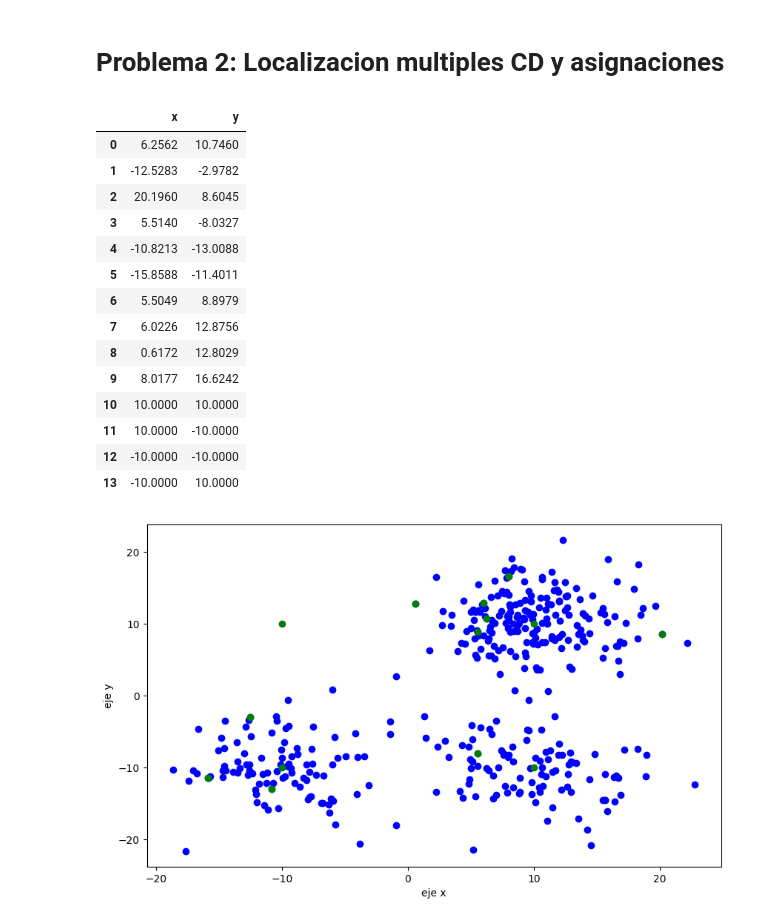
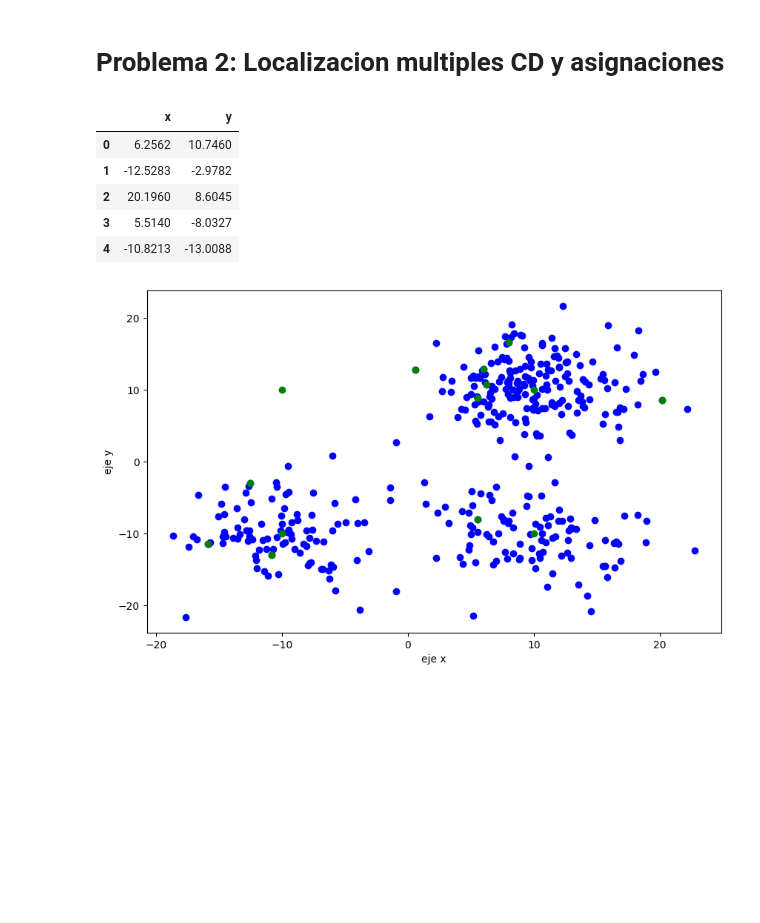
Before and after one commit to MacaMujica/taller-1-cadenas-de-suministros, a Jupyter notebook: tarea1.ipynb, the cells around one changed output. Cells and saved outputs as stored; diff of their text form; code cells hidden in the pictures; blank space fills up the shorter version.

```diff
--- a/tarea1.ipynb
+++ b/tarea1.ipynb
@@ -305,23 +305,14 @@ El modelo es infactible o no acotado
 # %%
 #Pregunta 2a
 cd_df = pd.read_csv('cd.csv')
-cd_df
+cd_df.head()
 # %% [output]
 |  | x | y |
 | 0 | 6.2562 | 10.7460 |
 | 1 | -12.5283 | -2.9782 |
 | 2 | 20.1960 | 8.6045 |
 | 3 | 5.5140 | -8.0327 |
 | 4 | -10.8213 | -13.0088 |
-| 5 | -15.8588 | -11.4011 |
-| 6 | 5.5049 | 8.8979 |
-| 7 | 6.0226 | 12.8756 |
-| 8 | 0.6172 | 12.8029 |
-| 9 | 8.0177 | 16.6242 |
-| 10 | 10.0000 | 10.0000 |
-| 11 | 10.0000 | -10.0000 |
-| 12 | -10.0000 | -10.0000 |
-| 13 | -10.0000 | 10.0000 |
 # %%
 clientes
 X = clientes['x']
```
Also changed, not shown: parts of 9 cells of this notebook.
